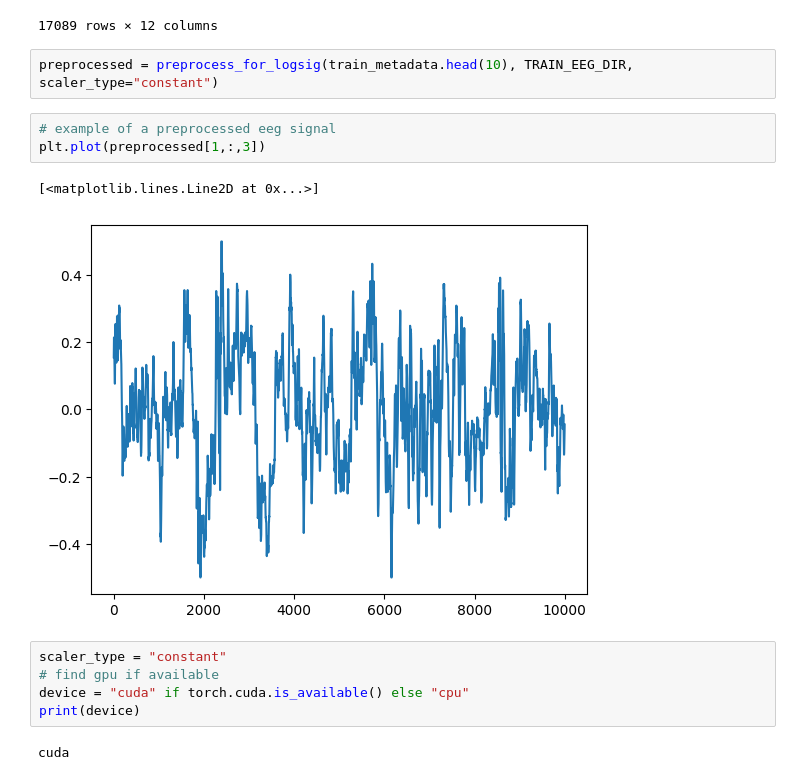
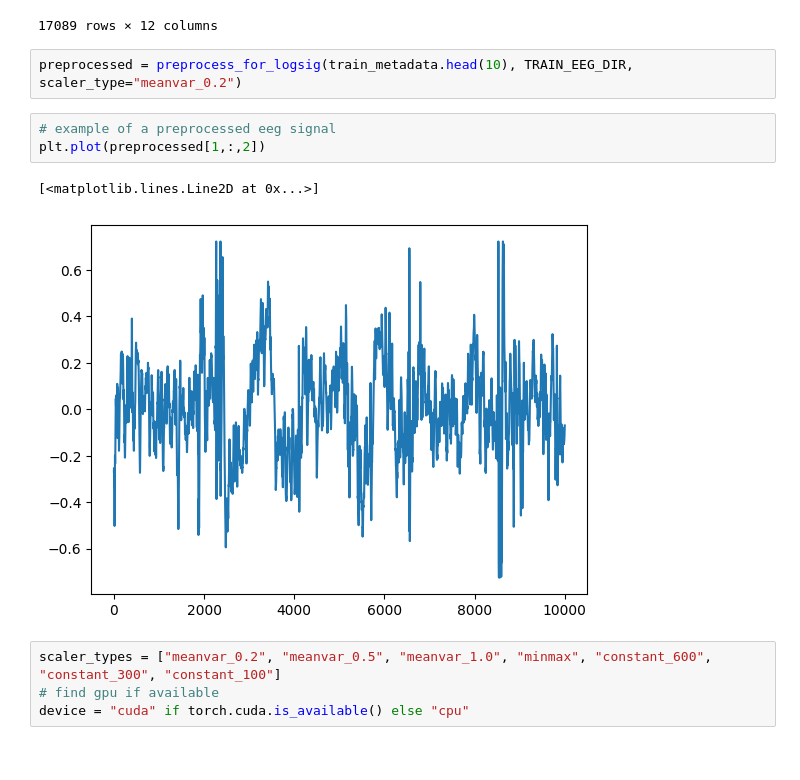
Before and after one commit to danilojr-delacruz/SigSquad, a Jupyter notebook: tutorials/Loading Data/Precomputing Log Signatures.ipynb, the cells around one changed output. Saved outputs shown, nothing was run; the diff lists cells and outputs as text.

Commit message:
Add hyperparameters to eeg scalers and generalise signature level computation.

```diff
--- a/tutorials/Loading Data/Precomputing Log Signatures.ipynb
+++ b/tutorials/Loading Data/Precomputing Log Signatures.ipynb
@@ -38,17 +38,14 @@ train_metadata
 | 17088 | 4294958358 | 260520016 | 0.0 | 2508.0 | 25986 | Other | 0.0 | ... |
 17089 rows × 12 columns
 # %%
-preprocessed = preprocess_for_logsig(train_metadata.head(10), TRAIN_EEG_DIR, scaler_type="constant")
+preprocessed = preprocess_for_logsig(train_metadata.head(10), TRAIN_EEG_DIR, scaler_type="meanvar_0.2")
 # %%
 # example of a preprocessed eeg signal
-plt.plot(preprocessed[1,:,3])
+plt.plot(preprocessed[1,:,2])
 # %% [output]
 [<matplotlib.lines.Line2D at 0x...>]
-[figure, old version]
+[figure, new version]
 # %%
-scaler_type = "constant"
+scaler_types = ["meanvar_0.2", "meanvar_0.5", "meanvar_1.0", "minmax", "constant_600", "constant_300", "constant_100"]
 # find gpu if available
 device = "cuda" if torch.cuda.is_available() else "cpu"
-print(device)
-# %% [output]
-cuda
```
Also changed, not shown: parts of 8 cells of this notebook, 2 other files.
